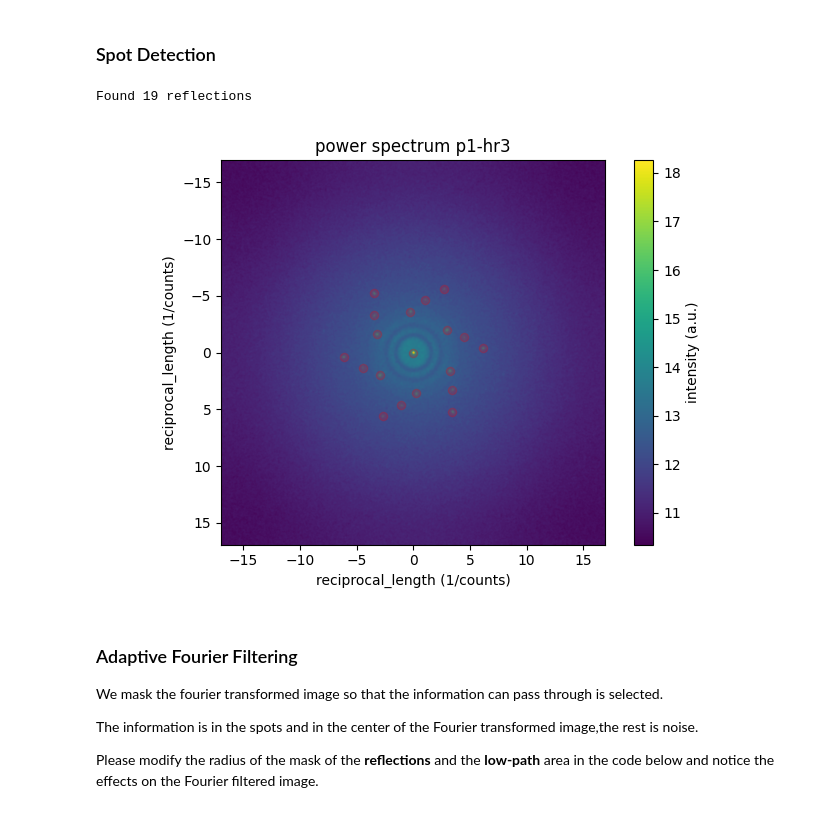
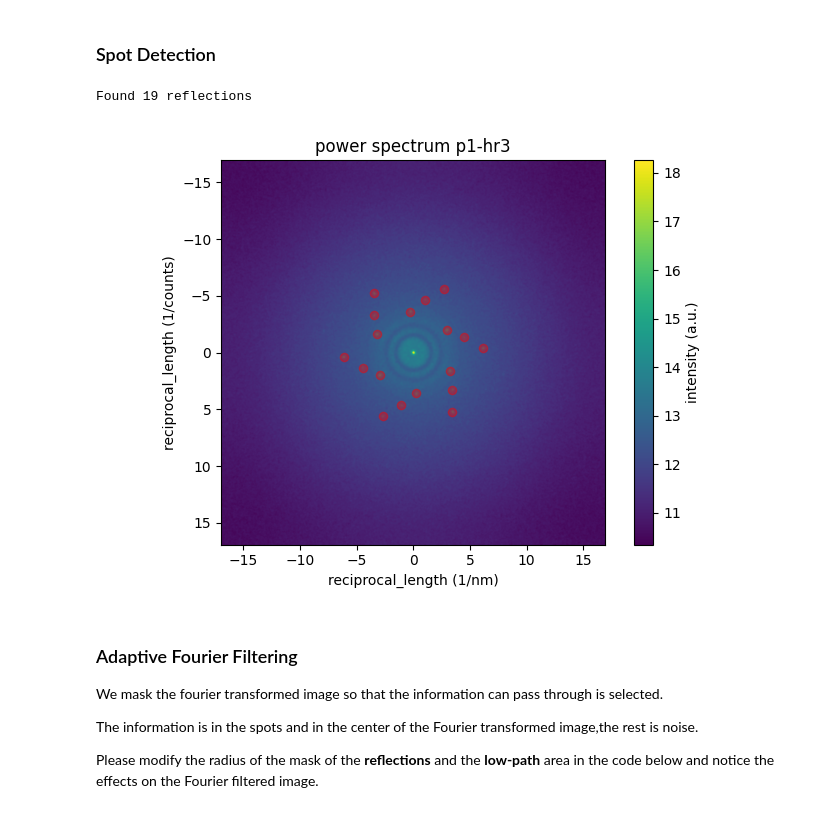
Before and after one commit to SergeiVKalinin/ML-ElectronMicroscopy-2023, a Jupyter notebook: Lecture 5/0_Phase_Contrast_Image.ipynb, the cells around one changed output. Saved outputs shown, nothing was run; the diff lists cells and outputs as text; code cells hidden in the pictures.

Commit message:
update Fourier Analysis

```diff
--- a/Lecture 5/0_Phase_Contrast_Image.ipynb
+++ b/Lecture 5/0_Phase_Contrast_Image.ipynb
@@ -99,14 +117,16 @@ As an example we will use again **p1-3-hr3.dm3** in the TEMdata directory. This
 # %%
 # ---- Input ------
-load_example = False
+load_example = True
 # -----------------
 
 if load_example:
-    file_name = '../example_data/p1-3-hr3.dm3'
-    file_name = '../example_data/p1-hr3-ZnOonGraphite.dm3'
+    if 'google.colab' in sys.modules:
+
+        file_name = './example_data/p1-hr3-ZnOonGraphite.dm3'
+    else:
+        file_name = '../example_data/p1-hr3-ZnOonGraphite.dm3'
+    datasets = file_tools.open_file(file_name)
 
 else:
     file_name = None
-
-
-fileWidget = ft.FileWidget()
+    fileWidget = file_tools.FileWidget()
@@ -123,42 +144,23 @@ view = fft_mag.plot()
 [figure]
 # %% [markdown]
 ### Spot Detection
-# %%
-# ---- Input ---------
-spot_threshold = .3
-# --------------------
-## pixel_size in recipical space
-rec_scale_x = 1/dataset.x[-1]
-rec_scale_y = 1/dataset.y[-1]
-
-## Field of View (FOV) in recipical space please note: rec_FOV_x = 1/(scaleX*2)
-rec_FOV_x = rec_scale_x * dataset.shape[0] /2.
-rec_FOV_y = rec_scale_y * dataset.shape[1] /2.
-
-
-## Field ofView (FOV) in recipical space
-rec_extend = (-rec_FOV_x,rec_FOV_x,rec_FOV_y,-rec_FOV_y)
-
-## Needed for conversion from pixel to Reciprocal space
-rec_scale = np.array([rec_scale_x, rec_scale_y,1])
-center = np.array([int(dataset.shape[0]/2), int(dataset.shape[1]/2),1] )
-
-
-# spot detection ( for future referece there is no symmetry assumed here)
-
-spots_random =  (blob_log(fft_mag,  max_sigma= 5 , threshold=spot_threshold)-center)*rec_scale
-
-print(f'Found {spots_random.shape[0]} reflections')
-spots_random[:,2] = np.linalg.norm(spots_random[:,0:2], axis=1)
-spots_index = np.argsort(spots_random[:,2])
-spots = spots_random[spots_index]
-
-## plot Fourier transform and found spots
-view = fft_mag.plot()
-plt.gca().scatter(spots[:,0], spots[:,1], c='Red',  alpha = 0.2, label='spots');
-# %% [output]
-Found 19 reflections
-[figure, removed]
+# %%
+# ------Input----------
+spot_threshold = 0.04
+# ---------------------
+RESOLUTION = 10.0  # in 1/nm
+
+spots = image_tools.diffractogram_spots(power_spectrum, spot_threshold=spot_threshold)
+
+spots = spots[np.linalg.norm(spots[:, :2],axis=1)<RESOLUTION, :]
+spots = spots[np.linalg.norm(spots[:, :2],axis=1)>0.5, :]
+power_spectrum.u.units = '1/nm'
+power_spectrum.plot()
+
+plt.gca().scatter(spots[:,0],spots[:,1], color='red', alpha=0.4);
+# %% [output]
+Found 19 reflections
+[figure, added]
 # %% [markdown]
 ### Adaptive Fourier Filtering
 
```
Also changed, not shown: parts of 22 cells of this notebook, 2 other files.
